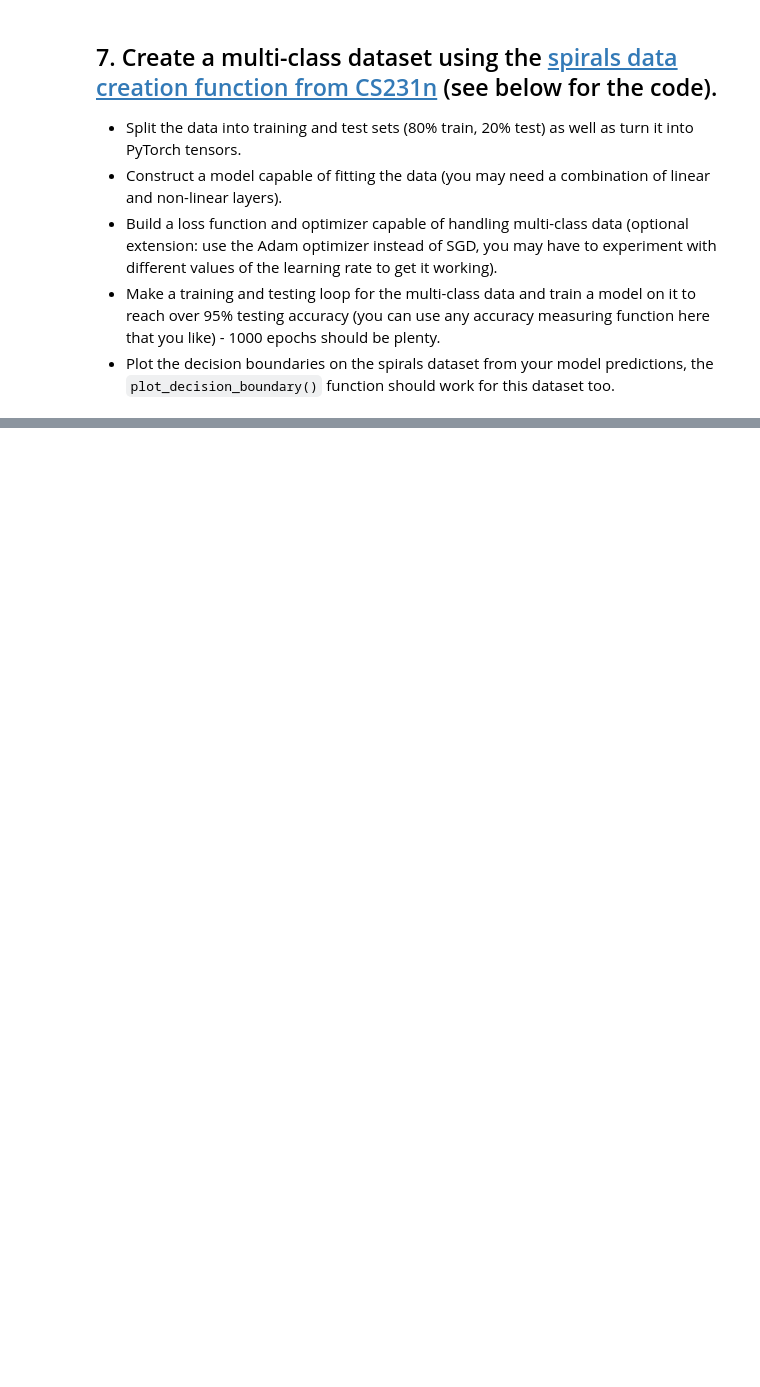
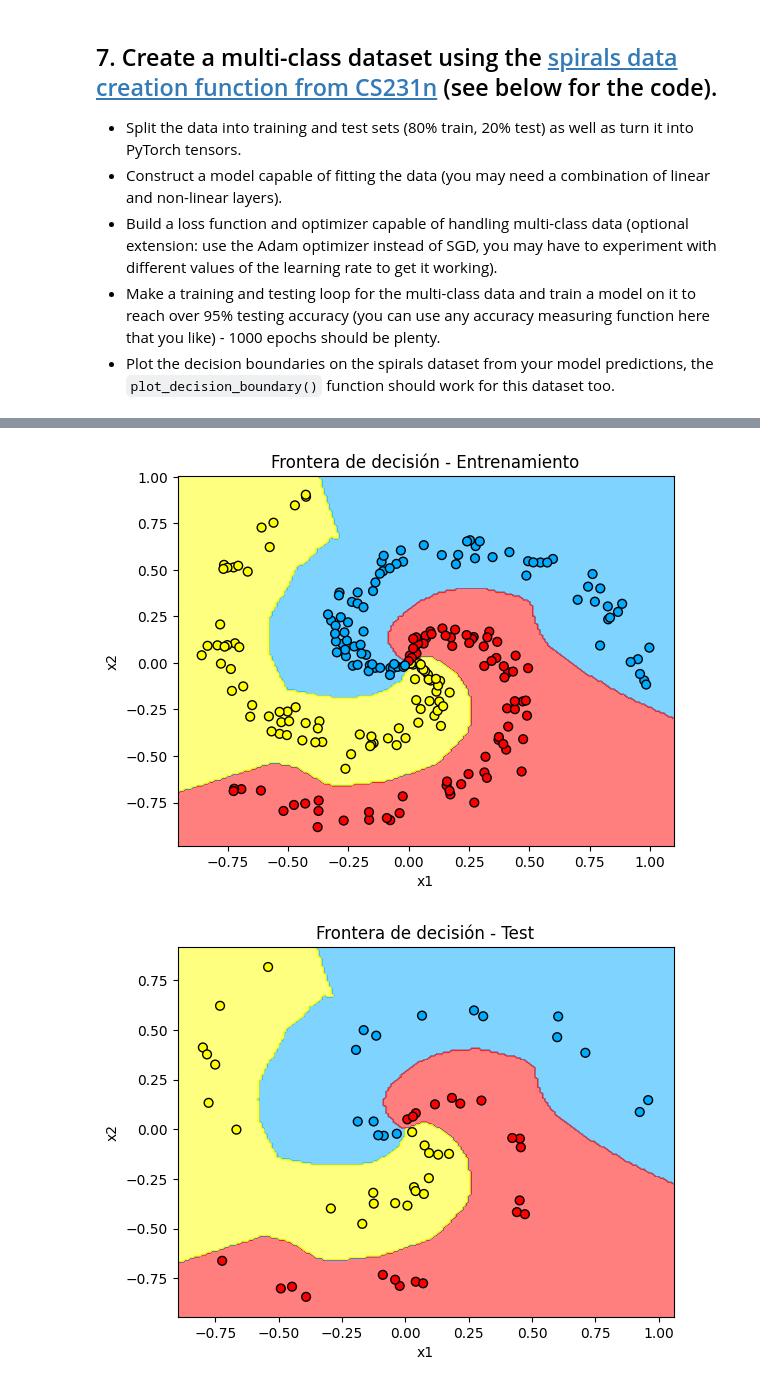
Before and after one commit to IveenNet/ColabPython, a Jupyter notebook: NeuralNetworksClassification.ipynb, the cells around one changed output, grey strips where cells are left out. Cells and saved outputs as stored; diff of their text form; code cells hidden in the pictures; blank space fills up the shorter version.

```diff
--- a/NeuralNetworksClassification.ipynb
+++ b/NeuralNetworksClassification.ipynb
@@ -325,4 +551,5 @@ print("Pred labels:")
 # %%
 # Setup loss function and optimizer
-# loss_fn =
-# optimizer =
+loss_fn = nn.CrossEntropyLoss()
+
+optimizer = torch.optim.Adam(model.parameters(), lr=0.01)
@@ -361,0 +604,40 @@ print("Pred labels:")
+# %%
+def plot_decision_boundary(model, X, y, title="Decision Boundary"):
+    # Pasamos todo a la CPU
+    model = model.to("cpu")
+    X, y = X.to("cpu"), y.to("cpu")
+
+    x_min, x_max = X[:, 0].min() - 0.1, X[:, 0].max() + 0.1
+    y_min, y_max = X[:, 1].min() - 0.1, X[:, 1].max() + 0.1
+    xx, yy = np.meshgrid(np.linspace(x_min, x_max, 200),
+                         np.linspace(y_min, y_max, 200))
+    X_grid = np.c_[xx.ravel(), yy.ravel()]
+    X_grid_tensor = torch.from_numpy(X_grid).type(torch.float32)
+
+    model.eval()
+    with torch.inference_mode():
+        preds = model(X_grid_tensor)
+        y_pred = torch.argmax(preds, dim=1).reshape(xx.shape)
+
+    # Colores fijos para las clases
+    cmap = ListedColormap(["#FF0000", "#00AAFF", "#FFFF00"])
+
+    # Grafica
+    plt.contourf(xx, yy, y_pred.numpy(), cmap=cmap, alpha=0.5)
+    plt.scatter(X[:, 0], X[:, 1], c=y, cmap=cmap, s=40, edgecolor='k')
+    plt.title(title)
+    plt.xlabel("x1")
+    plt.ylabel("x2")
+    plt.show()
+
+    # Volvemos a enviar el modelo a nuestro dispositivo original
+    model.to(_device)
+# %%
+# Frontera de decision - Entrenamiento
+plot_decision_boundary(model, X_train, y_train, title="Frontera de decisión - Entrenamiento")
+
+# Frontera de decision - Test
+plot_decision_boundary(model, X_test, y_test, title="Frontera de decisión - Test")
+# %% [output]
+[figure, added]
+[figure, added]
```
Also changed, not shown: parts of 35 cells of this notebook.
